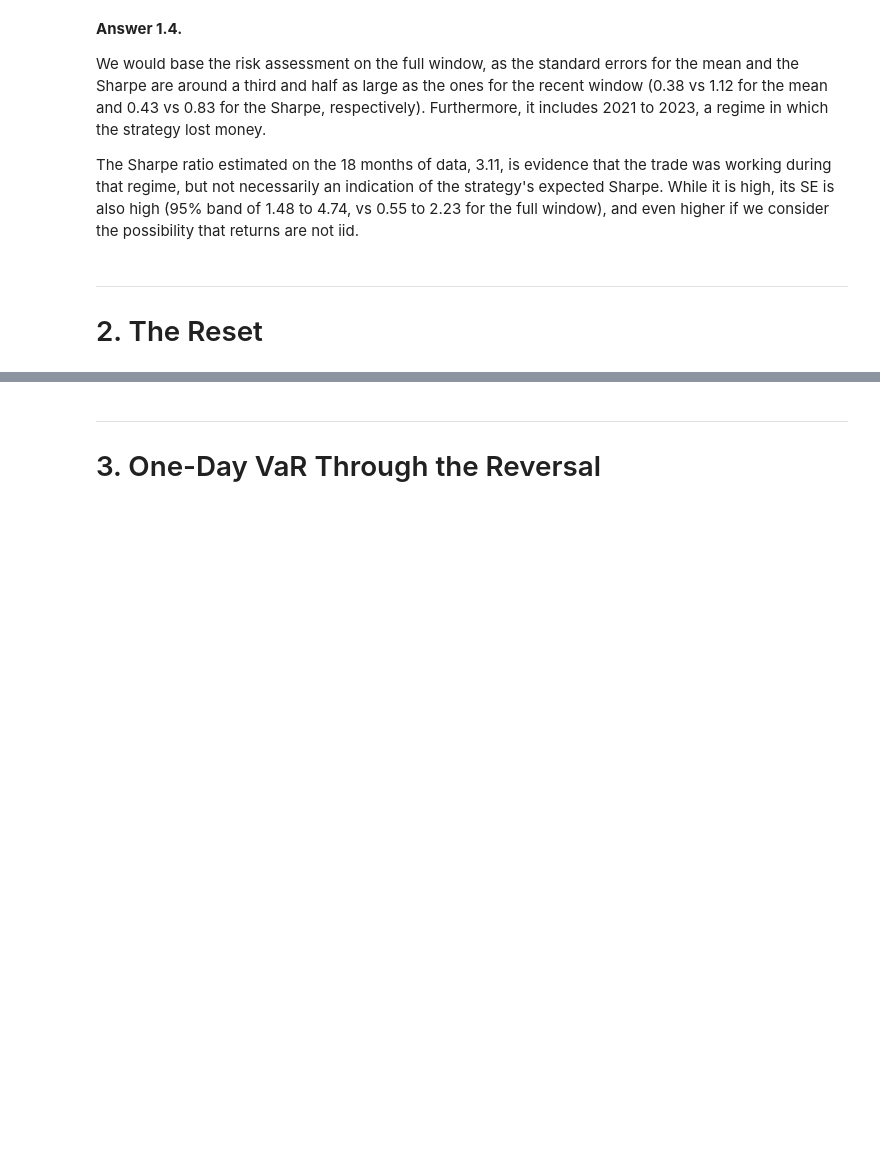
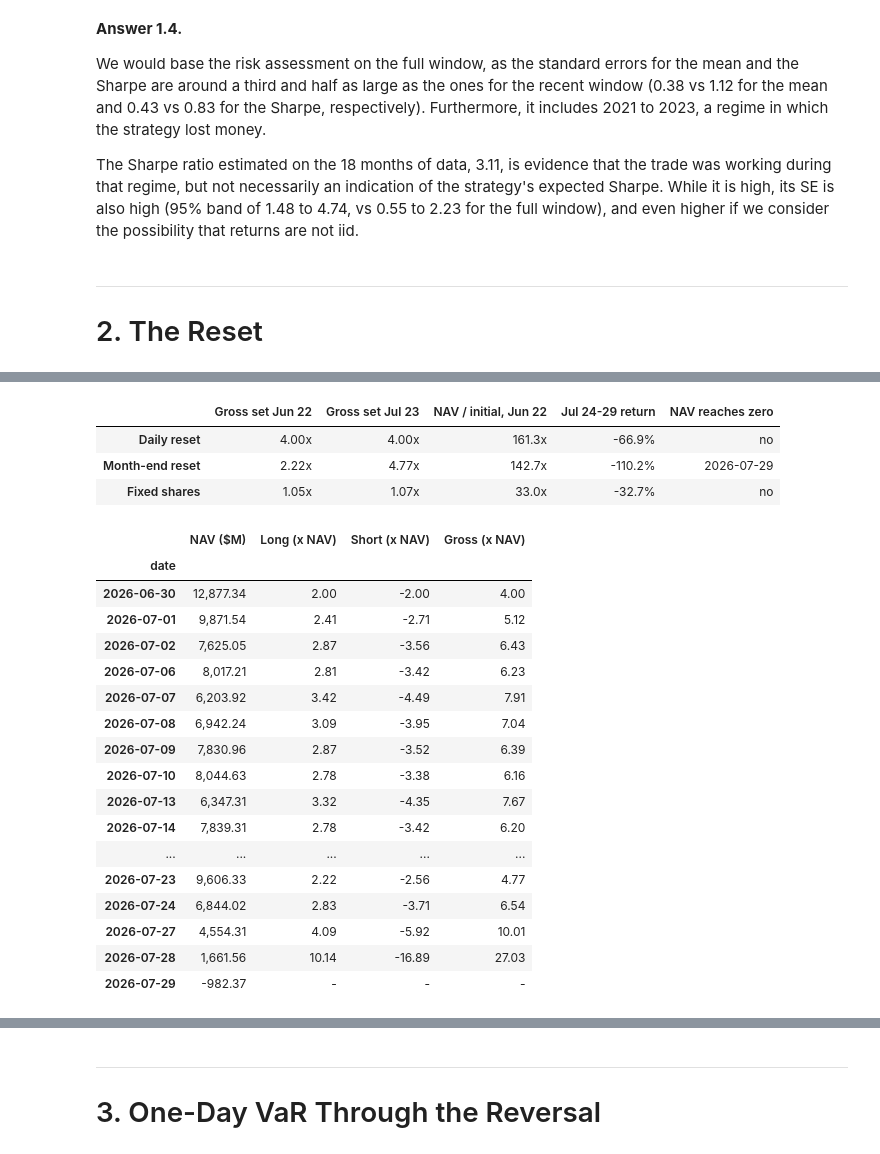
Before and after one commit to lucasalbinlazcano/ContextualAlertness, a Jupyter notebook: notebook/contextual_alertness.ipynb, the cells around one changed output, grey strips where cells are left out. Saved outputs shown, nothing was run; the diff lists cells and outputs as text; code cells hidden in the pictures; blank space fills up the shorter version.

```diff
--- a/notebook/contextual_alertness.ipynb
+++ b/notebook/contextual_alertness.ipynb
@@ -424,0 +489,45 @@ The Sharpe ratio estimated on the 18 months of data, 3.11, is evidence that the
+# %%
+summary_21 = {}
+for name, p in paths.items():
+    wiped = p.index[p["nav"] <= 0]
+    summary_21[name] = {
+        "Gross set Jun 22": p.loc["2026-06-22", "gross"],
+        "Gross set Jul 23": p.loc["2026-07-23", "gross"],
+        "NAV / initial, Jun 22": p.loc["2026-06-22", "nav"] / NAV0,
+        "Jul 24-29 return": p.loc["2026-07-29", "nav"] / p.loc["2026-07-23", "nav"] - 1,
+        "NAV reaches zero": f"{wiped[0]:%Y-%m-%d}" if len(wiped) else "no",
+    }
+
+pd.DataFrame(summary_21).T.style.format({"Gross set Jun 22": "{:.2f}x", "Gross set Jul 23": "{:.2f}x",
+                                         "NAV / initial, Jun 22": "{:.1f}x", "Jul 24-29 return": "{:.1%}"})
+# %% [output]
+|  | Gross set Jun 22 | Gross set Jul 23 | NAV / initial, Jun 22 | Jul 24-29 return | NAV reaches zero |
+| Daily reset | 4.00x | 4.00x | 161.3x | -66.9% | no |
+| Month-end reset | 2.22x | 4.77x | 142.7x | -110.2% | 2026-07-29 |
+| Fixed shares | 1.05x | 1.07x | 33.0x | -32.7% | no |
+# %%
+# the month-end book through July: reset on June 30, then the gross drifts
+month_july = paths["Month-end reset"].loc["2026-06-30":, ["nav", "long", "short", "gross"]].copy()
+month_july["nav"] = month_july["nav"] / 1e6
+month_july.index = month_july.index.strftime("%Y-%m-%d")
+month_july.rename(columns={"nav": "NAV ($M)", "long": "Long (x NAV)", "short": "Short (x NAV)",
+                           "gross": "Gross (x NAV)"}).style.format("{:,.2f}", na_rep="-")
+# %% [output]
+|  | NAV ($M) | Long (x NAV) | Short (x NAV) | Gross (x NAV) |
+| date |  |  |  |  |
+| 2026-06-30 | 12,877.34 | 2.00 | -2.00 | 4.00 |
+| 2026-07-01 | 9,871.54 | 2.41 | -2.71 | 5.12 |
+| 2026-07-02 | 7,625.05 | 2.87 | -3.56 | 6.43 |
+| 2026-07-06 | 8,017.21 | 2.81 | -3.42 | 6.23 |
+| 2026-07-07 | 6,203.92 | 3.42 | -4.49 | 7.91 |
+| 2026-07-08 | 6,942.24 | 3.09 | -3.95 | 7.04 |
+| 2026-07-09 | 7,830.96 | 2.87 | -3.52 | 6.39 |
+| 2026-07-10 | 8,044.63 | 2.78 | -3.38 | 6.16 |
+| 2026-07-13 | 6,347.31 | 3.32 | -4.35 | 7.67 |
+| 2026-07-14 | 7,839.31 | 2.78 | -3.42 | 6.20 |
+| ... | ... | ... | ... | ... |
+| 2026-07-23 | 9,606.33 | 2.22 | -2.56 | 4.77 |
+| 2026-07-24 | 6,844.02 | 2.83 | -3.71 | 6.54 |
+| 2026-07-27 | 4,554.31 | 4.09 | -5.92 | 10.01 |
+| 2026-07-28 | 1,661.56 | 10.14 | -16.89 | 27.03 |
+| 2026-07-29 | -982.37 | - | - | - |
```
Also changed, not shown: parts of 19 cells of this notebook.
